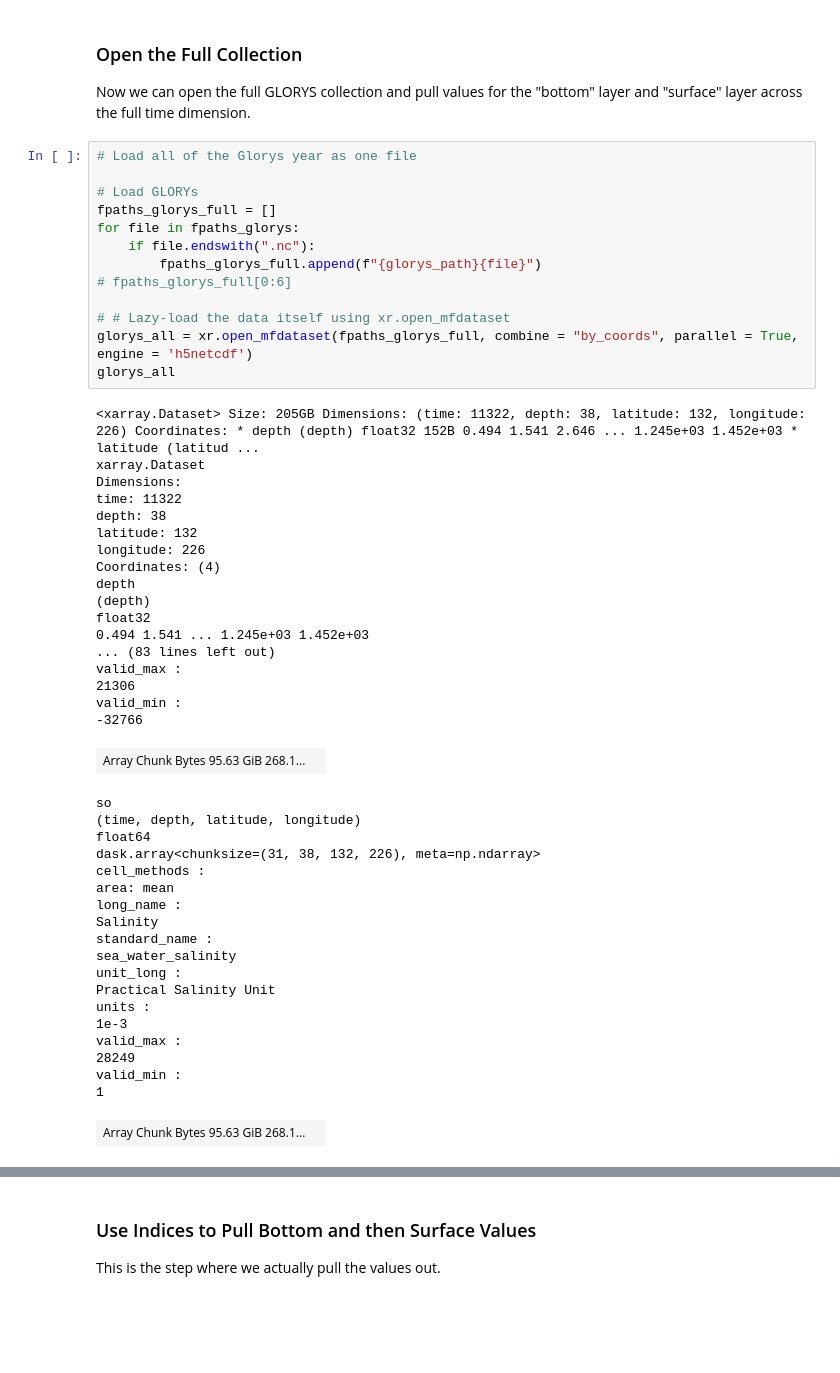
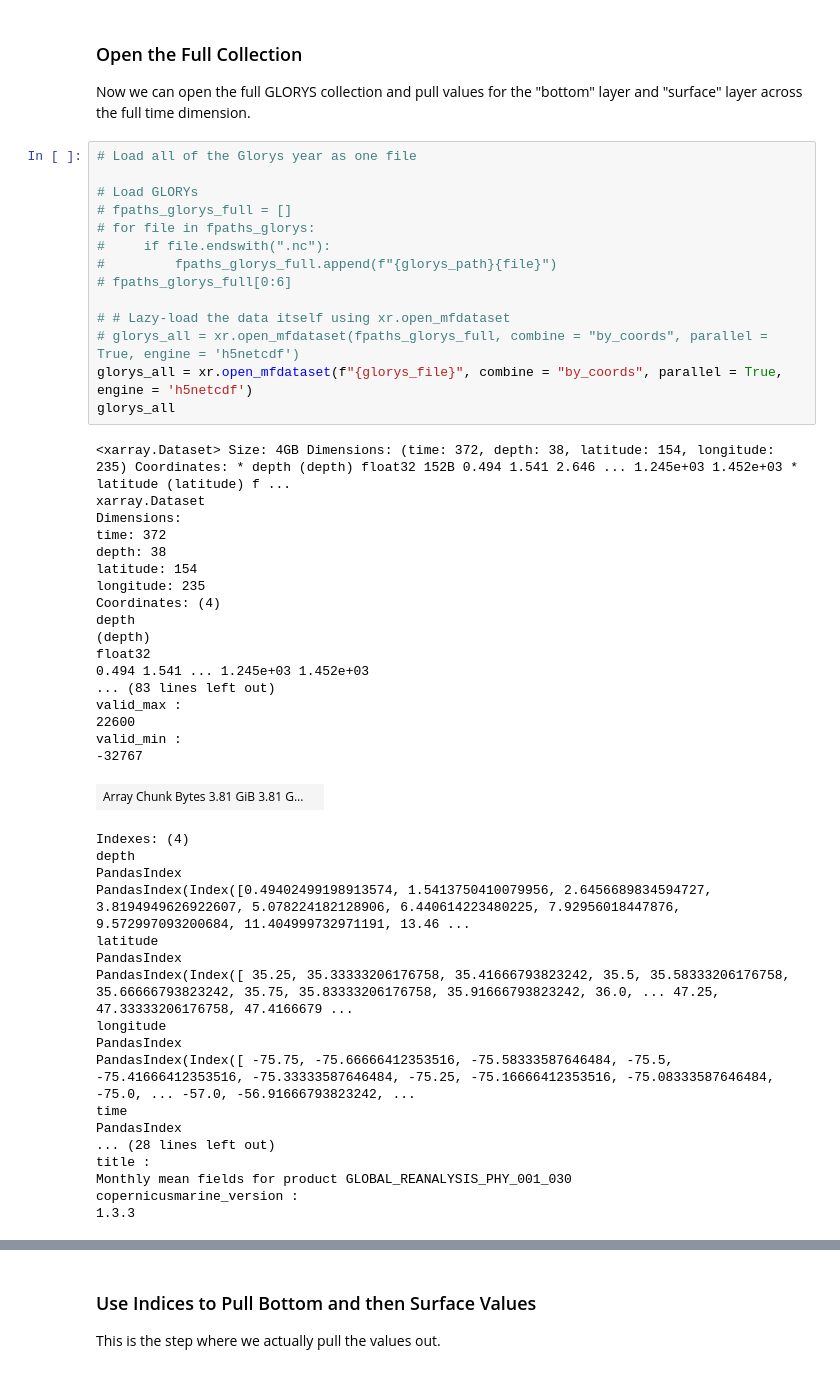
Before and after one commit to bartdifiore/lobSDM, a Jupyter notebook: Code/GLORYs_processing.ipynb, the cells around one changed output, grey strips where cells are left out. Drawn from its saved outputs; the diff is of its cells as text; blank space fills up the shorter version.

```diff
--- a/Code/GLORYs_processing.ipynb
+++ b/Code/GLORYs_processing.ipynb
@@ -206,51 +183,50 @@ Now we can open the full GLORYS collection and pull values for the "bottom" laye
 # %%
 # Load all of the Glorys year as one file
 
 # Load GLORYs
-fpaths_glorys_full = []
-for file in fpaths_glorys:
-    if file.endswith(".nc"):
-        fpaths_glorys_full.append(f"{glorys_path}{file}")
+# fpaths_glorys_full = []
+# for file in fpaths_glorys:
+#     if file.endswith(".nc"):
+#         fpaths_glorys_full.append(f"{glorys_path}{file}")
 # fpaths_glorys_full[0:6]
 
 # # Lazy-load the data itself using xr.open_mfdataset
-glorys_all = xr.open_mfdataset(fpaths_glorys_full, combine = "by_coords", parallel = True, engine = 'h5netcdf')
+# glorys_all = xr.open_mfdataset(fpaths_glorys_full, combine = "by_coords", parallel = True, engine = 'h5netcdf')
+glorys_all = xr.open_mfdataset(f"{glorys_file}", combine = "by_coords", parallel = True, engine = 'h5netcdf')
 glorys_all
 # %% [output]
-<xarray.Dataset> Size: 205GB Dimensions: (time: 11322, depth: 38, latitude: 132, longitude: 226) Coordinates: * depth (depth) float32 152B 0.494 1.541 2.646 ... 1.245e+03 1.452e+03 * latitude (latitud ...
+<xarray.Dataset> Size: 4GB Dimensions: (time: 372, depth: 38, latitude: 154, longitude: 235) Coordinates: * depth (depth) float32 152B 0.494 1.541 2.646 ... 1.245e+03 1.452e+03 * latitude (latitude) f ...
 xarray.Dataset
 Dimensions:
-time: 11322
+time: 372
 depth: 38
-latitude: 132
-longitude: 226
+latitude: 154
+longitude: 235
 Coordinates: (4)
 depth
 (depth)
 float32
 0.494 1.541 ... 1.245e+03 1.452e+03
 ... (83 lines left out)
 valid_max :
-21306
+22600
 valid_min :
--32766
+-32767
-| Array Chunk Bytes 95.63 GiB 268.1... |  |
+| Array Chunk Bytes 3.81 GiB 3.81 G... |  |
-so
-(time, depth, latitude, longitude)
-float64
-dask.array<chunksize=(31, 38, 132, 226), meta=np.ndarray>
-cell_methods :
-area: mean
-long_name :
-Salinity
-standard_name :
-sea_water_salinity
-unit_long :
-Practical Salinity Unit
-units :
-1e-3
-valid_max :
-28249
-valid_min :
-1
+Indexes: (4)
+depth
+PandasIndex
+PandasIndex(Index([0.49402499198913574, 1.5413750410079956, 2.6456689834594727, 3.8194949626922607, 5.078224182128906, 6.440614223480225, 7.92956018447876, 9.572997093200684, 11.404999732971191, 13.46 ...
+latitude
+PandasIndex
+PandasIndex(Index([ 35.25, 35.33333206176758, 35.41666793823242, 35.5, 35.58333206176758, 35.66666793823242, 35.75, 35.83333206176758, 35.91666793823242, 36.0, ... 47.25, 47.33333206176758, 47.4166679 ...
+longitude
+PandasIndex
+PandasIndex(Index([ -75.75, -75.66666412353516, -75.58333587646484, -75.5, -75.41666412353516, -75.33333587646484, -75.25, -75.16666412353516, -75.08333587646484, -75.0, ... -57.0, -56.91666793823242, ...
+time
+PandasIndex
+... (28 lines left out)
+title :
+Monthly mean fields for product GLOBAL_REANALYSIS_PHY_001_030
+copernicusmarine_version :
+1.3.3
-| Array Chunk Bytes 95.63 GiB 268.1... |  |
```
Also changed, not shown: parts of 8 cells of this notebook, 12 other files.
